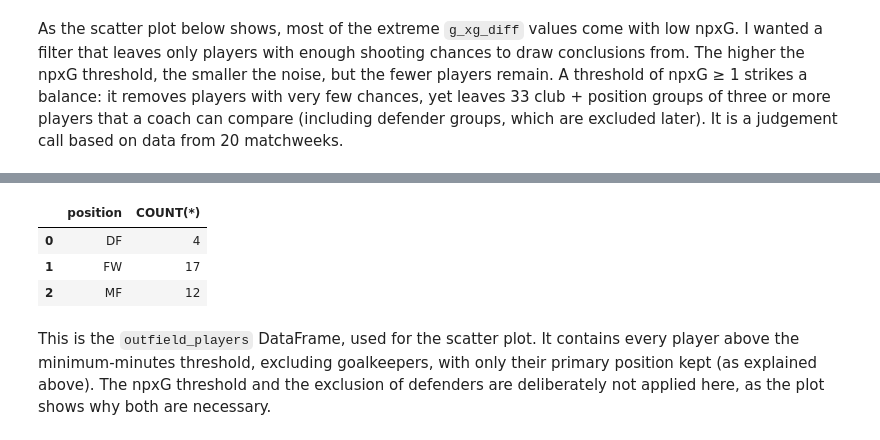
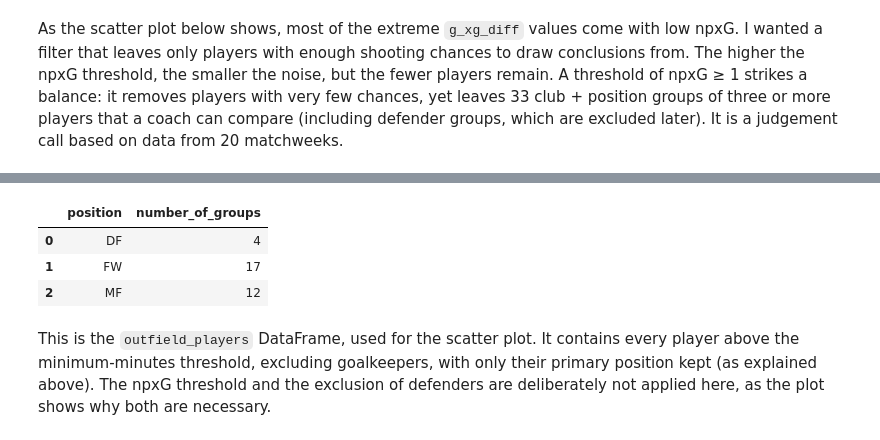
Before and after one commit to TobiaszKuc/_football_analysis, a Jupyter notebook: SQL_Learn/SQL-FBrefPremierLeagueData/PLxGPerformance.ipynb, the cells around one changed output, grey strips where cells are left out. Saved outputs shown, nothing was run; the diff lists cells and outputs as text; code cells hidden in the pictures.

```diff
--- a/SQL_Learn/SQL-FBrefPremierLeagueData/PLxGPerformance.ipynb
+++ b/SQL_Learn/SQL-FBrefPremierLeagueData/PLxGPerformance.ipynb
@@ -103,19 +72,19 @@ pd.read_sql_query("""WITH players AS (
 # %%
 pd.read_sql_query("""WITH players AS (
                                       SELECT stats.player_id as player_id, player_name, squad_id, positions.position AS position,
                                       positions.pos_id, RANK() OVER (PARTITION BY positions.player_id ORDER BY pos_id) AS prim_pos, minutes, npxg
                                       FROM stats
                                       INNER JOIN positions
                                       ON stats.player_id = positions.player_id),
                     players_grouped AS (
                                       SELECT COUNT(player_id) AS num_players, position, squad_id FROM players
                                       WHERE minutes > :min_minutes AND position <> :excluded_position AND prim_pos = 1 AND npxg >= :min_npxg
                                       GROUP BY squad_id, position),
                     to_be_counted AS (SELECT position, squad_id FROM players_grouped
                     WHERE num_players >= :min_same_pos_squad)
-                    SELECT position, COUNT(*) FROM to_be_counted GROUP BY position""", con=con, params=pars)
+                    SELECT position, COUNT(*) AS number_of_groups FROM to_be_counted GROUP BY position""", con=con, params=pars)
 # %% [output]
-|  | position | COUNT(*) |
+|  | position | number_of_groups |
 | 0 | DF | 4 |
 | 1 | FW | 17 |
 | 2 | MF | 12 |
```
Also changed, not shown: parts of 1 cell of this notebook, 1 other file.
